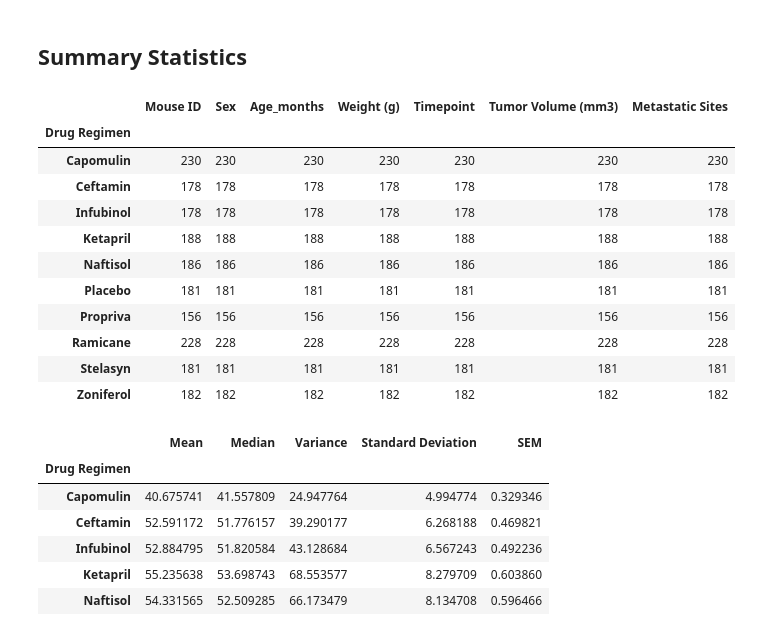
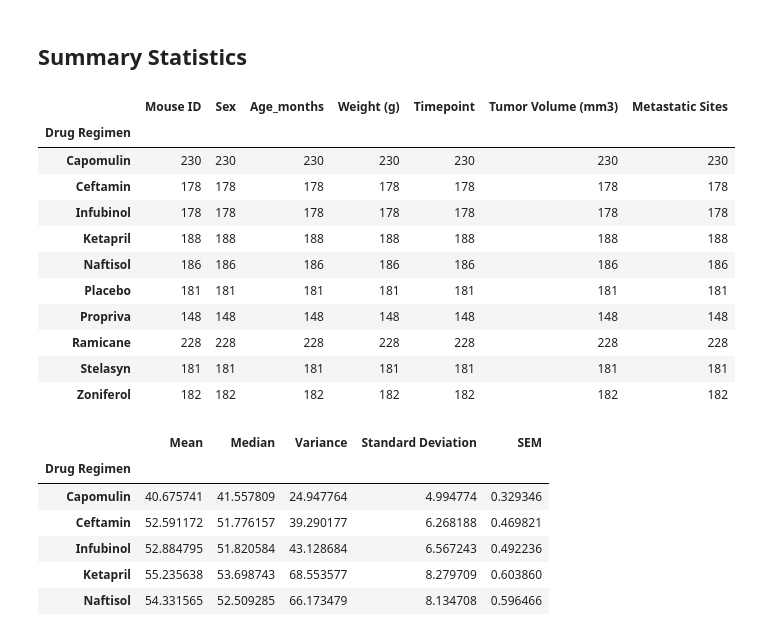
Before and after one commit to EmmaLimoli/matplotlib---pharmaceuticals, a Jupyter notebook: matplotlib_homework/pymaceuticals_starter-Copy1.ipynb, the cells around one changed output. Cells and saved outputs as stored; diff of their text form; code cells hidden in the pictures.

```diff
--- a/matplotlib_homework/pymaceuticals_starter-Copy1.ipynb
+++ b/matplotlib_homework/pymaceuticals_starter-Copy1.ipynb
@@ -118,8 +79,7 @@ Length: 259, dtype: float64
 # %%
-# Create a clean DataFrame by dropping the duplicate mouse by its ID.
-
-mouse_data_2 = combined_mouse_data.drop_duplicates(["Mouse ID", "Timepoint"])
-mouse_data_2
+#Create a clean DataFrame by dropping the duplicate mouse by its ID.
+final_data = combined_mouse_data[combined_mouse_data["Mouse ID"]!='g989']
+final_data
 # %% [output]
 |  | Mouse ID | Drug Regimen | Sex | Age_months | Weight (g) | Timepoint | Tumor Volume (mm3) | ... |
 | 0 | k403 | Ramicane | Male | 21 | 16 | 0 | 45.000000 | ... |
@@ -151,18 +135,18 @@ dtype: int64
 ## Summary Statistics
 # %%
 #create groupby for drug regimen to determine the tumor vol for each regimen
-drug_regimen_stats = mouse_data_2.groupby("Drug Regimen")
+drug_regimen_stats = final_data.groupby("Drug Regimen")
 drug_regimen_stats.count()
 # %% [output]
 |  | Mouse ID | Sex | Age_months | Weight (g) | Timepoint | Tumor Volume (mm3) | Metastatic Sites |
 | Drug Regimen |  |  |  |  |  |  |  |
 | Capomulin | 230 | 230 | 230 | 230 | 230 | 230 | 230 |
 | Ceftamin | 178 | 178 | 178 | 178 | 178 | 178 | 178 |
 | Infubinol | 178 | 178 | 178 | 178 | 178 | 178 | 178 |
 | Ketapril | 188 | 188 | 188 | 188 | 188 | 188 | 188 |
 | Naftisol | 186 | 186 | 186 | 186 | 186 | 186 | 186 |
 | Placebo | 181 | 181 | 181 | 181 | 181 | 181 | 181 |
-| Propriva | 156 | 156 | 156 | 156 | 156 | 156 | 156 |
+| Propriva | 148 | 148 | 148 | 148 | 148 | 148 | 148 |
 | Ramicane | 228 | 228 | 228 | 228 | 228 | 228 | 228 |
 | Stelasyn | 181 | 181 | 181 | 181 | 181 | 181 | 181 |
 | Zoniferol | 182 | 182 | 182 | 182 | 182 | 182 | 182 |
```
Also changed, not shown: parts of 23 cells of this notebook.
